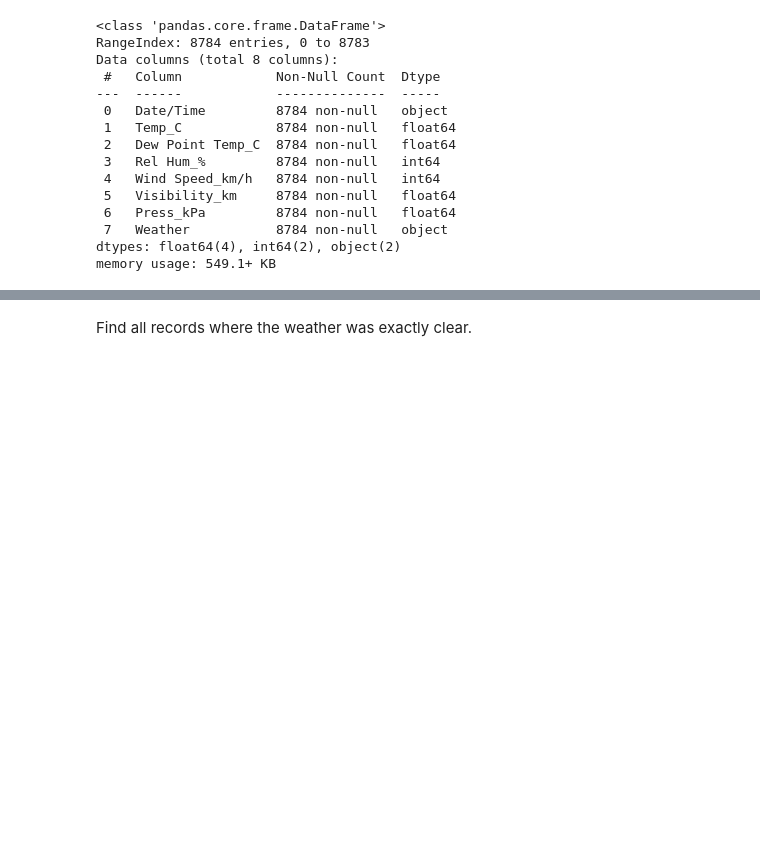
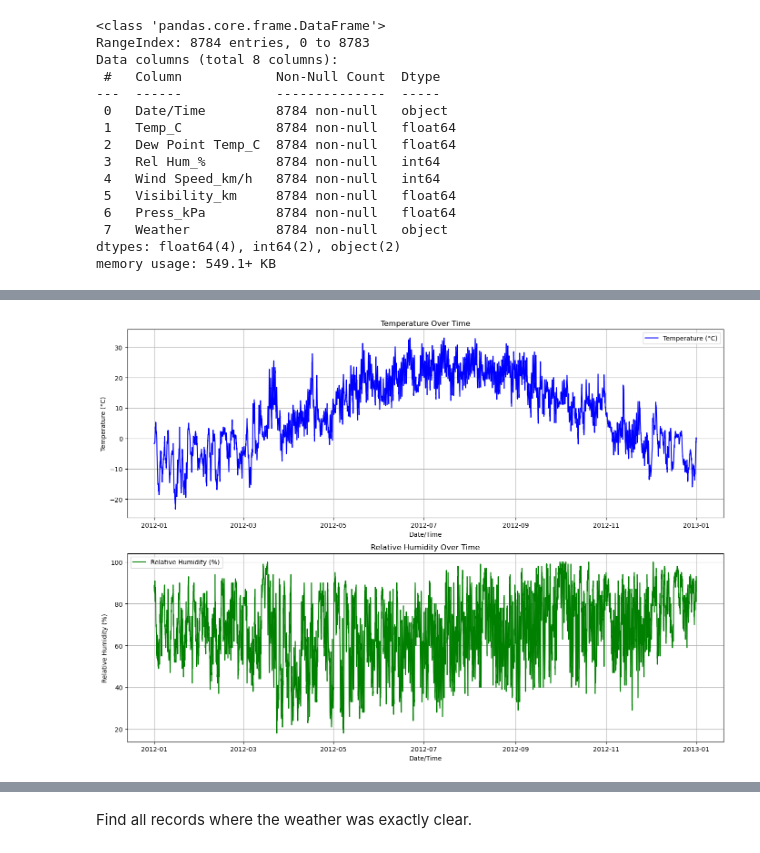
Before and after one commit to MichelleNjeri-scientist/Weather-Data, a Jupyter notebook: Weather.ipynb, the cells around one changed output, grey strips where cells are left out. Cells and saved outputs as stored; diff of their text form; code cells hidden in the pictures; blank space fills up the shorter version.

```diff
--- a/Weather.ipynb
+++ b/Weather.ipynb
@@ -155,0 +319,25 @@ Part 2: Move this CSV into a database of your choice and use SQL to answer 4 of
+# %%
+plt.figure(figsize=(14, 10))
+
+# Temperature Over Time
+plt.subplot(2, 1, 1)
+plt.plot(data.index, data['Temp_C'], color='blue', label='Temperature (°C)')
+plt.title('Temperature Over Time')
+plt.xlabel('Date/Time')
+plt.ylabel('Temperature (°C)')
+plt.grid(True)
+plt.legend()
+
+# Humidity Over Time
+plt.subplot(2, 1, 2)
+plt.plot(data.index, data['Rel Hum_%'], color='green', label='Relative Humidity (%)')
+plt.title('Relative Humidity Over Time')
+plt.xlabel('Date/Time')
+plt.ylabel('Relative Humidity (%)')
+plt.grid(True)
+plt.legend()
+
+plt.tight_layout()
+plt.show()
+# %% [output]
+[figure, added]
```
Also changed, not shown: parts of 44 cells of this notebook.
